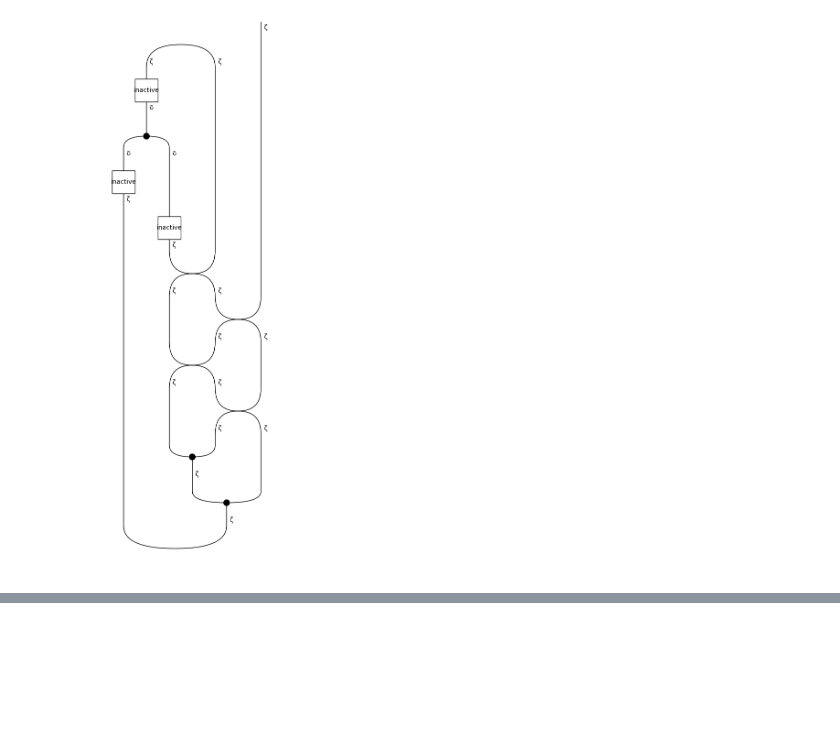
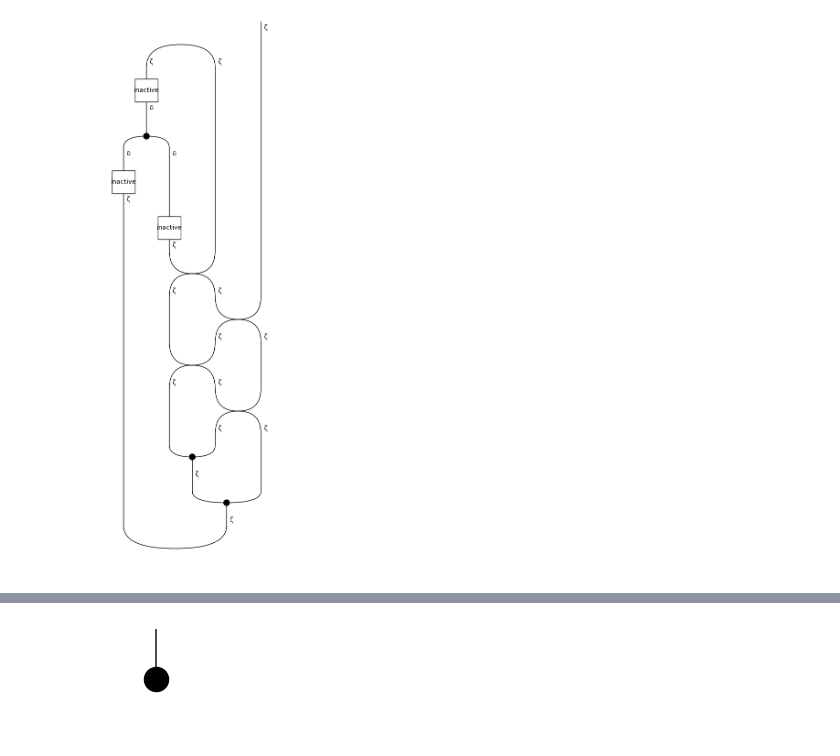
Before and after one commit to colltoaction/widip, a Jupyter notebook: inet.ipynb, the cells around one changed output, grey strips where cells are left out. Cells and saved outputs as stored; diff of their text form; code cells hidden in the pictures; blank space fills up the shorter version.

```diff
--- a/inet.ipynb
+++ b/inet.ipynb
@@ -78,0 +59,5 @@ ex3.draw()
+# %%
+F2 = Functor(lambda ob: Ty(""), lambda ar: Spider(len(ar.dom), len(ar.cod), Ty("")))
+(F >> F2)(ex2).simplify().unfuse().draw()
+# %% [output]
+[figure, added]
```
Also changed, not shown: parts of 2 cells of this notebook.
